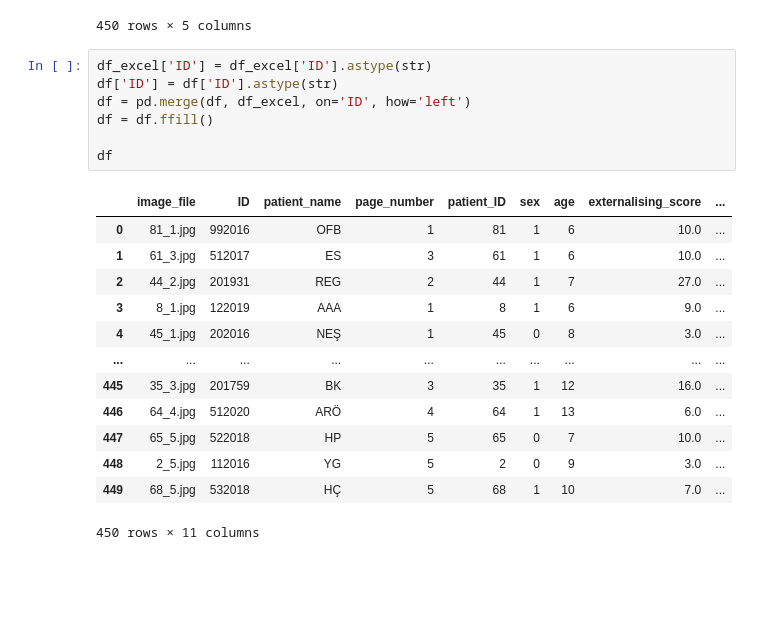
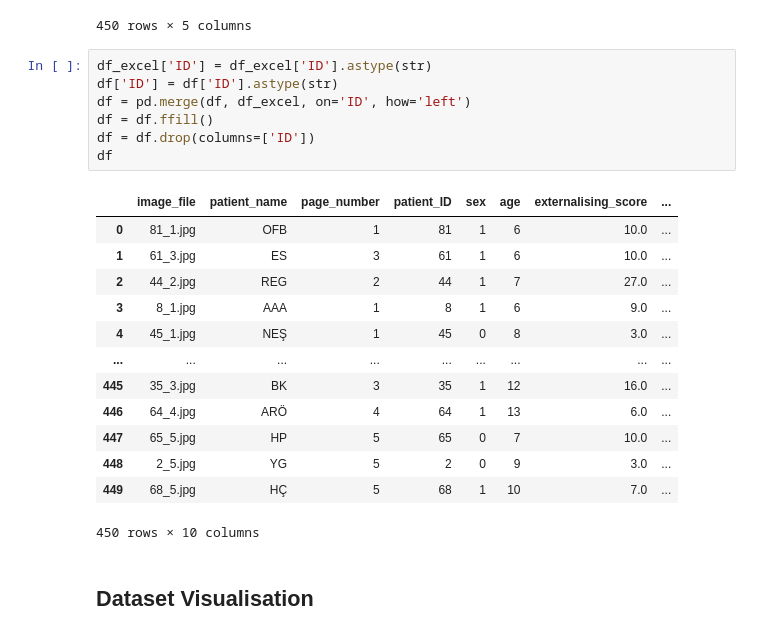
Before and after one commit to iremhttp/HTP-Project, a Jupyter notebook: main.ipynb, the cells around one changed output. Drawn from its saved outputs; the diff is of its cells as text; blank space fills up the shorter version.

```diff
--- a/main.ipynb
+++ b/main.ipynb
@@ -261,21 +250,23 @@ df
 # %%
 df_excel['ID'] = df_excel['ID'].astype(str)
 df['ID'] = df['ID'].astype(str)
 df = pd.merge(df, df_excel, on='ID', how='left')
 df = df.ffill()
-
+df = df.drop(columns=['ID'])
 df
 # %% [output]
-|  | image_file | ID | patient_name | page_number | patient_ID | sex | age | externalising_score | ... |
-| 0 | 81_1.jpg | 992016 | OFB | 1 | 81 | 1 | 6 | 10.0 | ... |
-| 1 | 61_3.jpg | 512017 | ES | 3 | 61 | 1 | 6 | 10.0 | ... |
-| 2 | 44_2.jpg | 201931 | REG | 2 | 44 | 1 | 7 | 27.0 | ... |
-| 3 | 8_1.jpg | 122019 | AAA | 1 | 8 | 1 | 6 | 9.0 | ... |
-| 4 | 45_1.jpg | 202016 | NEŞ | 1 | 45 | 0 | 8 | 3.0 | ... |
-| ... | ... | ... | ... | ... | ... | ... | ... | ... | ... |
-| 445 | 35_3.jpg | 201759 | BK | 3 | 35 | 1 | 12 | 16.0 | ... |
-| 446 | 64_4.jpg | 512020 | ARÖ | 4 | 64 | 1 | 13 | 6.0 | ... |
-| 447 | 65_5.jpg | 522018 | HP | 5 | 65 | 0 | 7 | 10.0 | ... |
-| 448 | 2_5.jpg | 112016 | YG | 5 | 2 | 0 | 9 | 3.0 | ... |
-| 449 | 68_5.jpg | 532018 | HÇ | 5 | 68 | 1 | 10 | 7.0 | ... |
+|  | image_file | patient_name | page_number | patient_ID | sex | age | externalising_score | ... |
+| 0 | 81_1.jpg | OFB | 1 | 81 | 1 | 6 | 10.0 | ... |
+| 1 | 61_3.jpg | ES | 3 | 61 | 1 | 6 | 10.0 | ... |
+| 2 | 44_2.jpg | REG | 2 | 44 | 1 | 7 | 27.0 | ... |
+| 3 | 8_1.jpg | AAA | 1 | 8 | 1 | 6 | 9.0 | ... |
+| 4 | 45_1.jpg | NEŞ | 1 | 45 | 0 | 8 | 3.0 | ... |
+| ... | ... | ... | ... | ... | ... | ... | ... | ... |
+| 445 | 35_3.jpg | BK | 3 | 35 | 1 | 12 | 16.0 | ... |
+| 446 | 64_4.jpg | ARÖ | 4 | 64 | 1 | 13 | 6.0 | ... |
+| 447 | 65_5.jpg | HP | 5 | 65 | 0 | 7 | 10.0 | ... |
+| 448 | 2_5.jpg | YG | 5 | 2 | 0 | 9 | 3.0 | ... |
+| 449 | 68_5.jpg | HÇ | 5 | 68 | 1 | 10 | 7.0 | ... |
-450 rows × 11 columns
+450 rows × 10 columns
+# %% [markdown]
+## Dataset Visualisation
```
Also changed, not shown: parts of 10 cells of this notebook.
